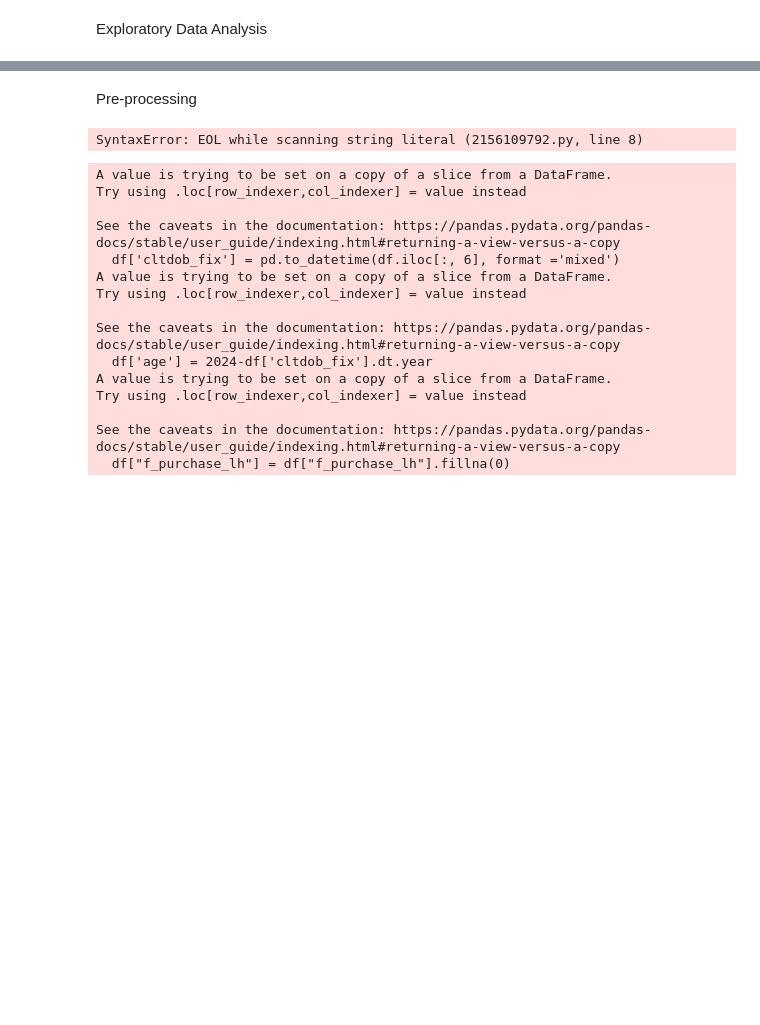
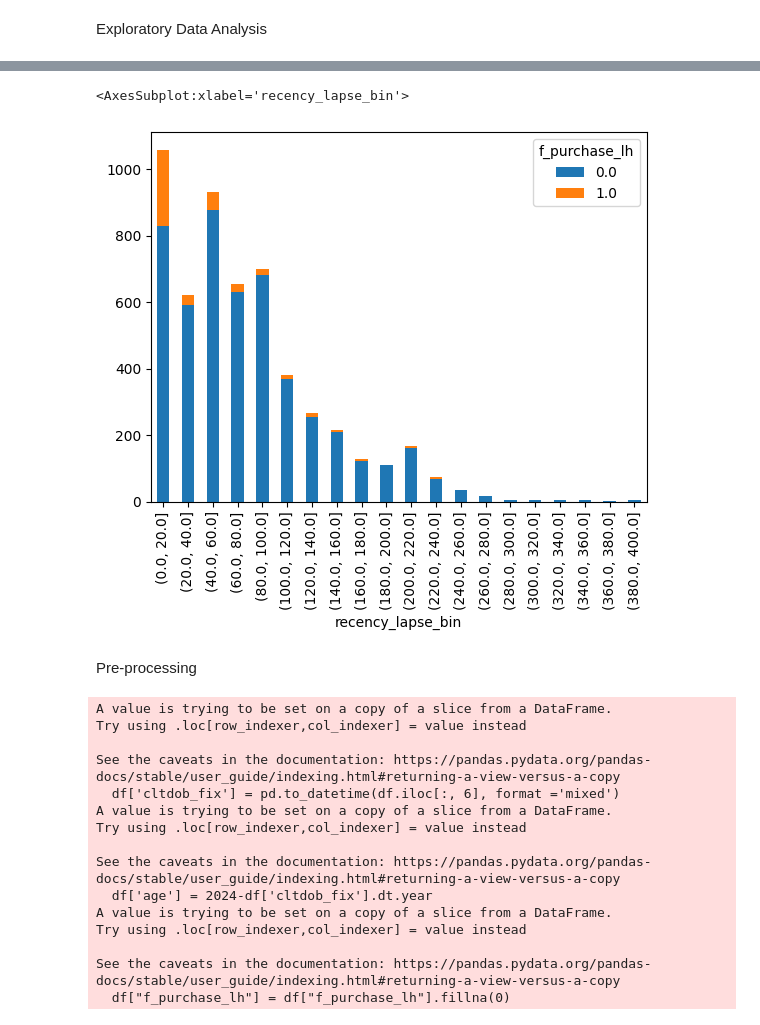
Before and after one commit to Datathonn/NUS-SDS-Datathon-Singlife-265, a Jupyter notebook: NUS_DATATHON_SINGLIFE_TEAM NAME.ipynb, the cells around one changed output, grey strips where cells are left out. Cells and saved outputs as stored; diff of their text form; code cells hidden in the pictures; blank space fills up the shorter version.

```diff
--- a/NUS_DATATHON_SINGLIFE_TEAM NAME.ipynb
+++ b/NUS_DATATHON_SINGLIFE_TEAM NAME.ipynb
@@ -37,14 +57,15 @@ plt.show()
+# %%
+# Visualising recency_lapse
+recency_lapse = pd.concat([df['recency_lapse'], df["f_purchase_lh"] ], axis=1)
+recency_lapse['recency_lapse_bin'] = pd.cut(recency_lapse['recency_lapse'], np.linspace(0,400,21))
+recency_lapse.groupby('recency_lapse_bin')['f_purchase_lh'].value_counts().unstack().plot(kind='bar', stacked=True)
+
+# From the result, we can see that the conversion rate is higher if customers have a policy lapsed recently, then
+# %% [output]
+<AxesSubplot:xlabel='recency_lapse_bin'>
+[figure, added]
 # %% [markdown]
 Pre-processing
-# %%
-from collections import Counter
-
-y = df["f_purchase_lh"]
-X = df.drop(columns=['f_purchase_lh'])
-
-print(f'There are {Counter(y)[1]} zeroes in the target columns, constituting {round(Counter(y)[1]/len(y)*100, 2)} % of the all observations.', '\n')
-# %% [output]
-SyntaxError: EOL while scanning string literal (2156109792.py, line 8)
 # %%
 # Replace missing vlaues in numeric columns with -1
 X_numeric = X_numeric.apply(lambda x: x.fillna(-1))
```
Also changed, not shown: parts of 11 cells of this notebook.
